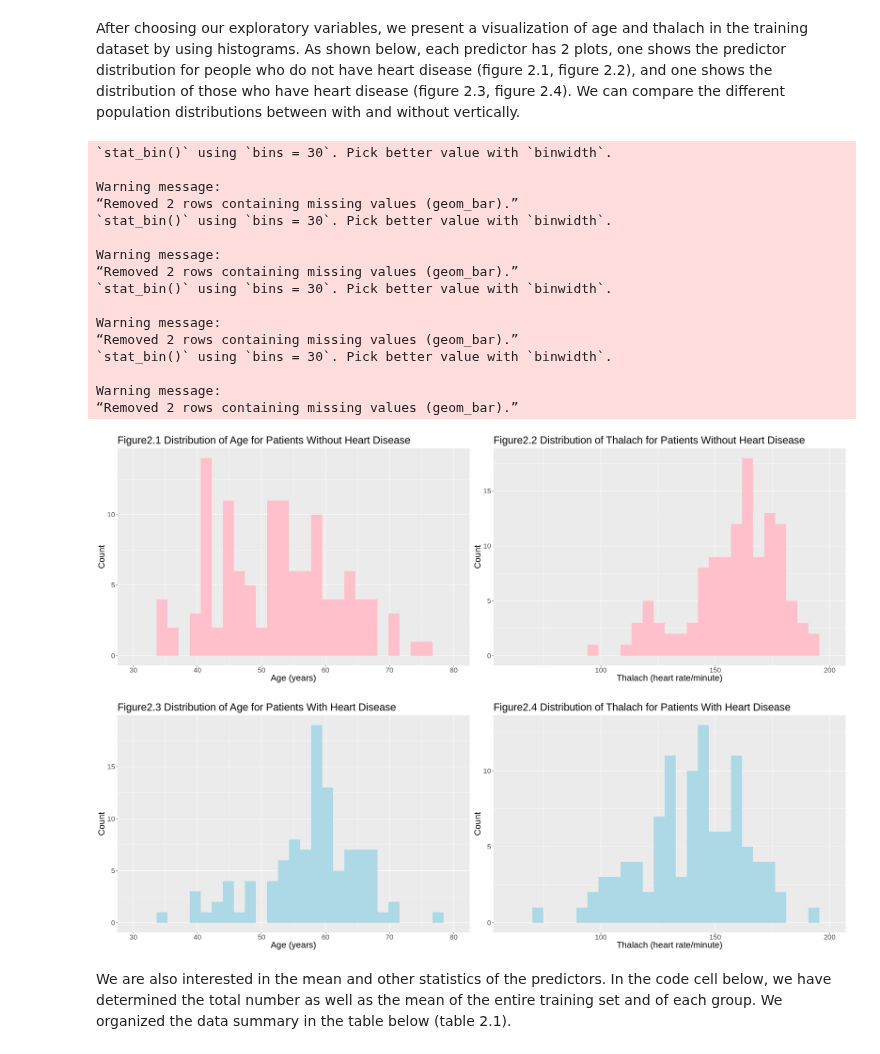
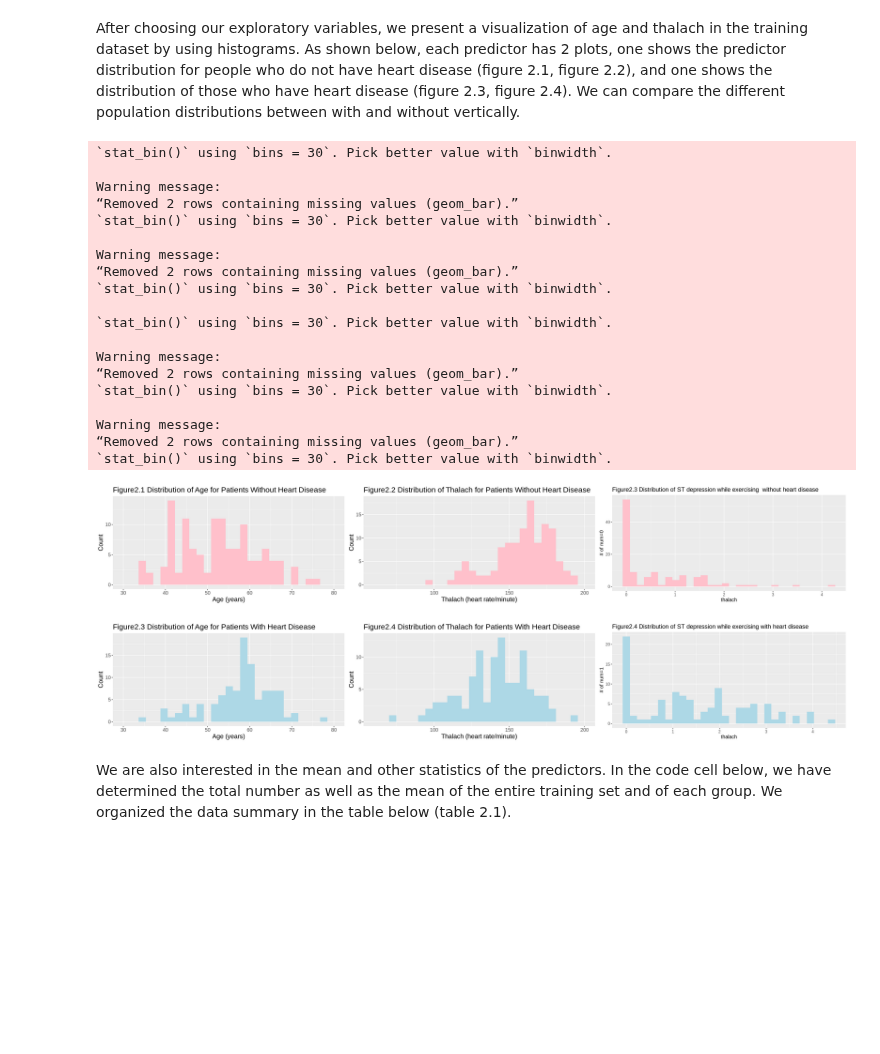
Before and after one commit to wiliwangka/Heart-Disease-Classification-with-R, a Jupyter notebook: ds_project_proposal.ipynb, the cells around one changed output. Drawn from its saved outputs; the diff is of its cells as text; code cells hidden in the pictures; blank space fills up the shorter version.

Commit message:
adding oldpeak

```diff
--- a/ds_project_proposal.ipynb
+++ b/ds_project_proposal.ipynb
@@ -251,12 +251,14 @@ For oldpeak, although the ratio of non-overlapped / overlapped is alsmot as larg
 # %% [markdown]
 After choosing our exploratory variables, we present a visualization of age and thalach in the training dataset by using histograms. As shown below, each predictor has 2 plots, one shows the predictor distribution for people who do not have heart disease (figure 2.1, figure 2.2), and one shows the distribution of those who have heart disease (figure 2.3, figure 2.4). We can compare the different population distributions between with and without vertically.
 # %%
+options(repr.plot.height = 4, repr.plot.width = 25)
+
 plot_age_0 <- cleveland_training %>%
               filter(num == 0) %>%
               ggplot(aes(x = age)) +
               geom_histogram(fill = "pink") +
               labs(x = "Age (years)", y= "Count") +
-              theme(text = element_text(size = 20)) +
+              theme(text = element_text(size = 15)) +
               ggtitle("Figure2.1 Distribution of Age for Patients Without Heart Disease") +
               xlim(c(30, 80))
 
@@ -265,7 +267,7 @@ plot_age_1 <- cleveland_training %>%
               ggplot(aes(x = age)) +
               geom_histogram(fill = "light blue") +
               labs(x = "Age (years)", y= "Count") +
-              theme(text = element_text(size = 20)) +
+              theme(text = element_text(size = 15)) +
               ggtitle("Figure2.3 Distribution of Age for Patients With Heart Disease") +
               xlim(c(30, 80))
 
@@ -274,40 +276,62 @@ plot_thalach_0 <- cleveland_training %>%
               ggplot(aes(x = thalach)) +
               geom_histogram(fill = "pink") +
               labs(x = "Thalach (heart rate/minute)", y= "Count") +
-              theme(text = element_text(size = 20)) +
+              theme(text = element_text(size = 15)) +
               ggtitle("Figure2.2 Distribution of Thalach for Patients Without Heart Disease") +
               xlim(c(60, 200))
 
 plot_thalach_1 <- cleveland_training %>%
               filter(num == 1) %>%
               ggplot(aes(x = thalach)) +
               geom_histogram(fill = "light blue") +
               labs(x = "Thalach (heart rate/minute)", y= "Count") +
-              theme(text = element_text(size = 20)) +
+              theme(text = element_text(size = 15)) +
               ggtitle("Figure2.4 Distribution of Thalach for Patients With Heart Disease") +
               xlim(c(60, 200))
 
-grid.arrange(plot_age_0, plot_thalach_0, nrow = 1)
-grid.arrange(plot_age_1, plot_thalach_1, nrow = 1)
+
+plot_oldpeak_0<-cleveland_training%>%
+filter(num==0)%>%
+ggplot(aes(x = oldpeak)) +
+   geom_histogram(fill= "pink") +
+    labs(x= "thalach", y= "# of num=0")+
+    theme(text = element_text(size=12))+
+    ggtitle("Figure2.3 Distribution of ST depression while exercising  without heart disease")
+
+
+plot_oldpeak_1<-cleveland_training%>%
+filter(num==1)%>%
+ggplot(aes(x = oldpeak)) +
+   geom_histogram(fill = "light blue") +
+    labs(x= "thalach", y= "# of num=1")+
+    theme(text = element_text(size=12))+
+    ggtitle("Figure2.4 Distribution of ST depression while exercising with heart disease")
+
+
+grid.arrange(plot_age_0, plot_thalach_0,plot_oldpeak_0, nrow = 1)
+grid.arrange(plot_age_1, plot_thalach_1,plot_oldpeak_1, nrow = 1)
 # %% [output]
 `stat_bin()` using `bins = 30`. Pick better value with `binwidth`.
 
 Warning message:
 “Removed 2 rows containing missing values (geom_bar).”
 `stat_bin()` using `bins = 30`. Pick better value with `binwidth`.
 
 Warning message:
 “Removed 2 rows containing missing values (geom_bar).”
 `stat_bin()` using `bins = 30`. Pick better value with `binwidth`.
 
+`stat_bin()` using `bins = 30`. Pick better value with `binwidth`.
+
 Warning message:
 “Removed 2 rows containing missing values (geom_bar).”
 `stat_bin()` using `bins = 30`. Pick better value with `binwidth`.
 
 Warning message:
 “Removed 2 rows containing missing values (geom_bar).”
+`stat_bin()` using `bins = 30`. Pick better value with `binwidth`.
-[figure, old version]
+[figure, new version]
-[figure, old version]
+[figure, new version]
 # %% [markdown]
 We are also interested in the mean and other statistics of the predictors. In the code cell below, we have determined the total number as well as the mean of the entire training set and of each group. We organized the data summary in the table below (table 2.1).
 # %%
```
Also changed, not shown: parts of 6 cells of this notebook.
